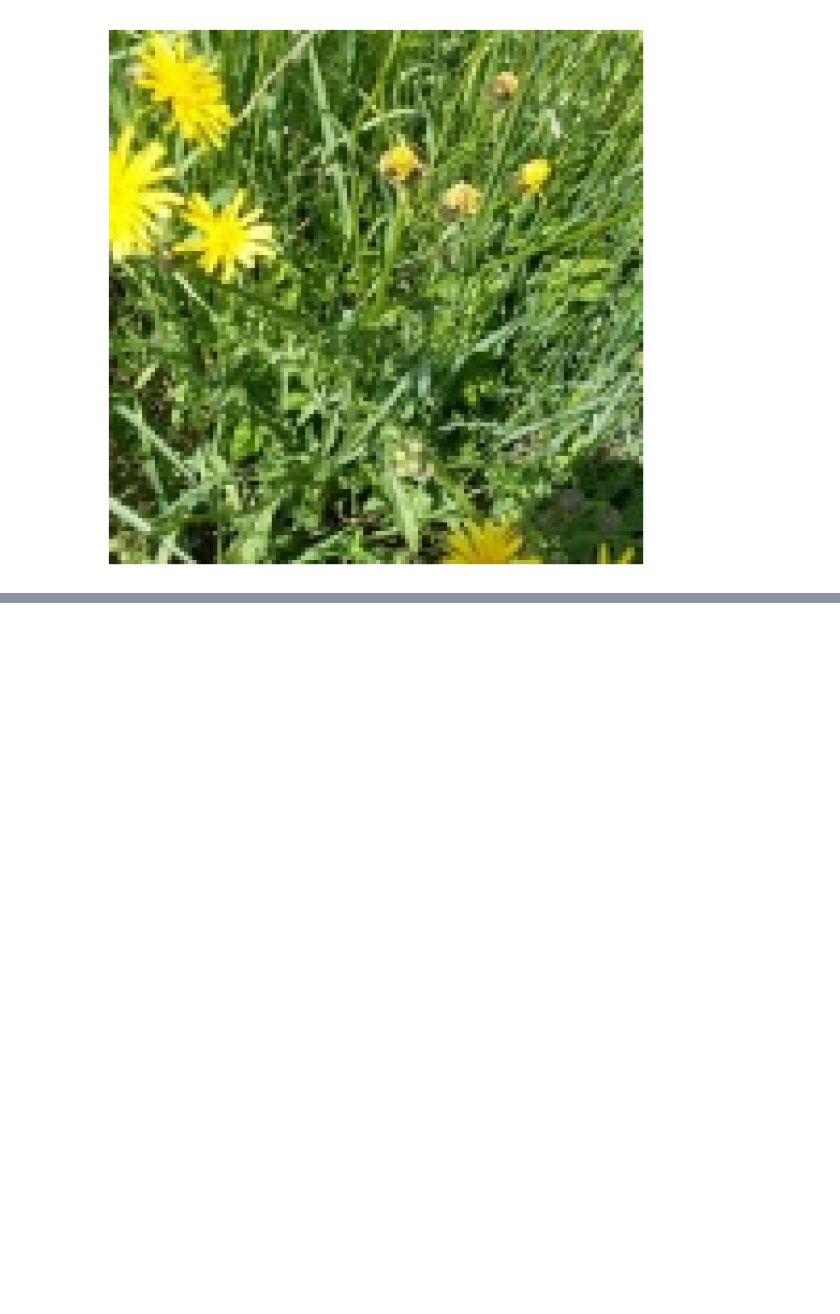
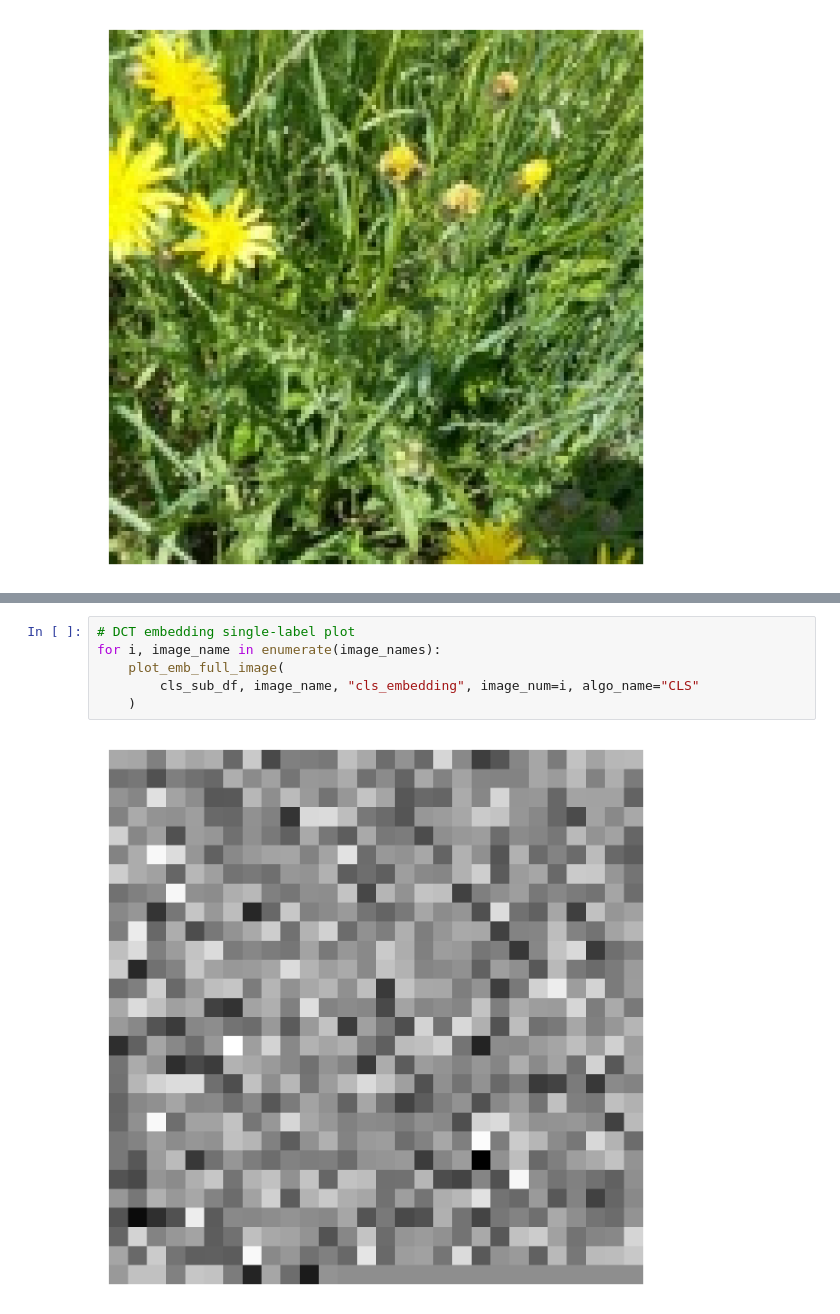
Before and after one commit to dsgt-kaggle-clef/plantclef-2024, a Jupyter notebook: notebooks/paper/20240623-mg-embedding-plots.ipynb, the cells around one changed output, grey strips where cells are left out. Cells and saved outputs as stored; diff of their text form; blank space fills up the shorter version.

```diff
--- a/notebooks/paper/20240623-mg-embedding-plots.ipynb
+++ b/notebooks/paper/20240623-mg-embedding-plots.ipynb
@@ -178,0 +237,8 @@ def plot_emb_full_image(df, data_col: str, image_num: int):
+# %%
+# DCT embedding single-label plot
+for i, image_name in enumerate(image_names):
+    plot_emb_full_image(
+        cls_sub_df, image_name, "cls_embedding", image_num=i, algo_name="CLS"
+    )
+# %% [output]
+[figure, added]
```
Also changed, not shown: parts of 6 cells of this notebook, 6 other files.
